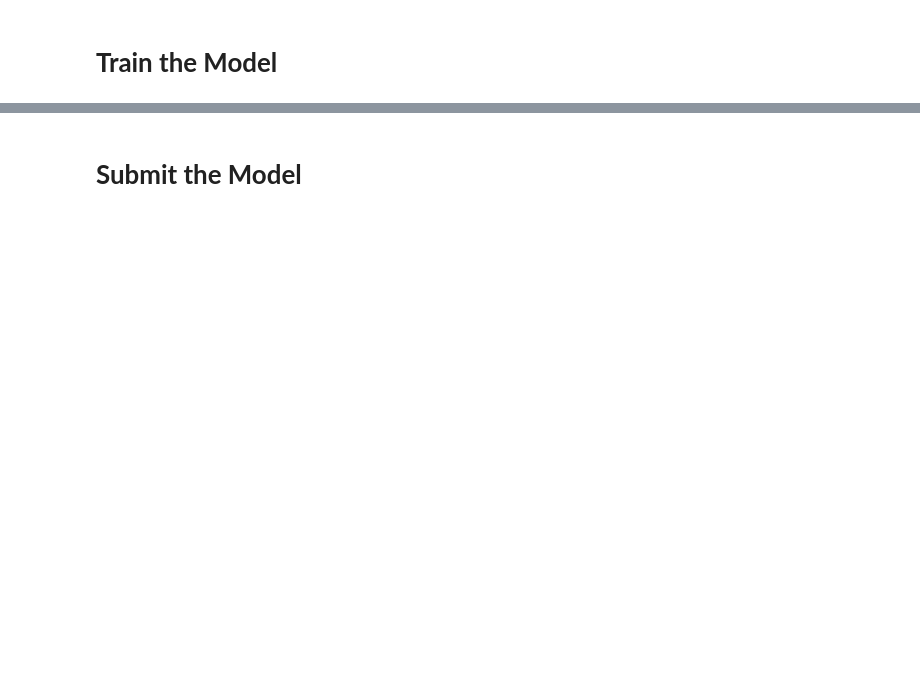
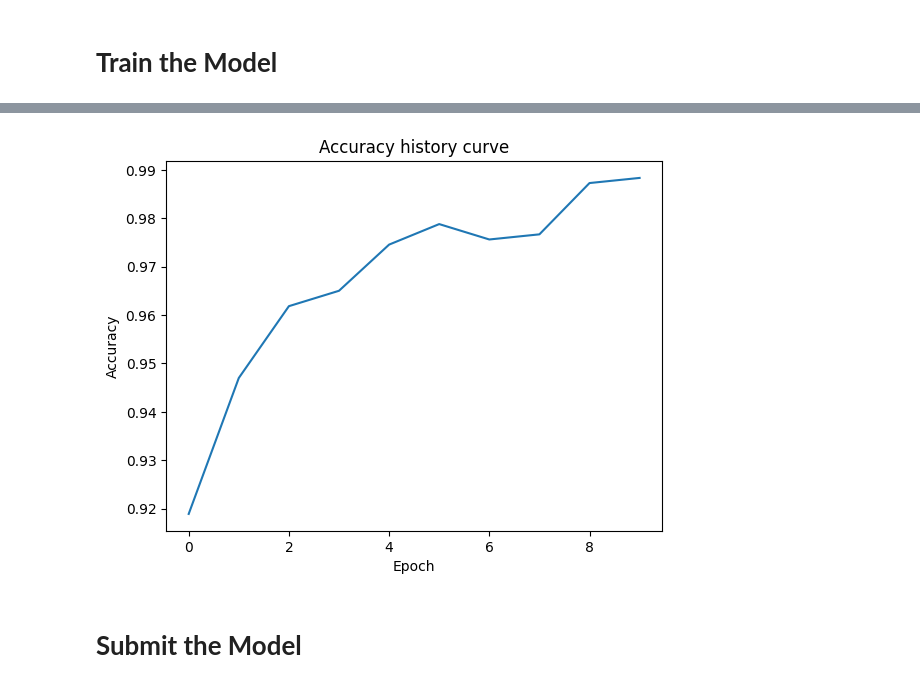
Before and after one commit to philosoph10/Yoga-pose-classification, a Jupyter notebook: yoga-pose-classification.ipynb, the cells around one changed output, grey strips where cells are left out. Cells and saved outputs as stored; diff of their text form; code cells hidden in the pictures; blank space fills up the shorter version.

```diff
--- a/yoga-pose-classification.ipynb
+++ b/yoga-pose-classification.ipynb
@@ -141,3 +237,11 @@ model_regnet = load_model('/kaggle/working/model.best.keras')
+# %%
+plt.plot(history.history['accuracy'])
+plt.xlabel('Epoch')
+plt.ylabel('Accuracy')
+plt.title('Accuracy history curve')
+plt.show()
+# %% [output]
+[figure, added]
 # %% [markdown]
 # **Submit the Model**
 # %%
```
Also changed, not shown: parts of 11 cells of this notebook.
